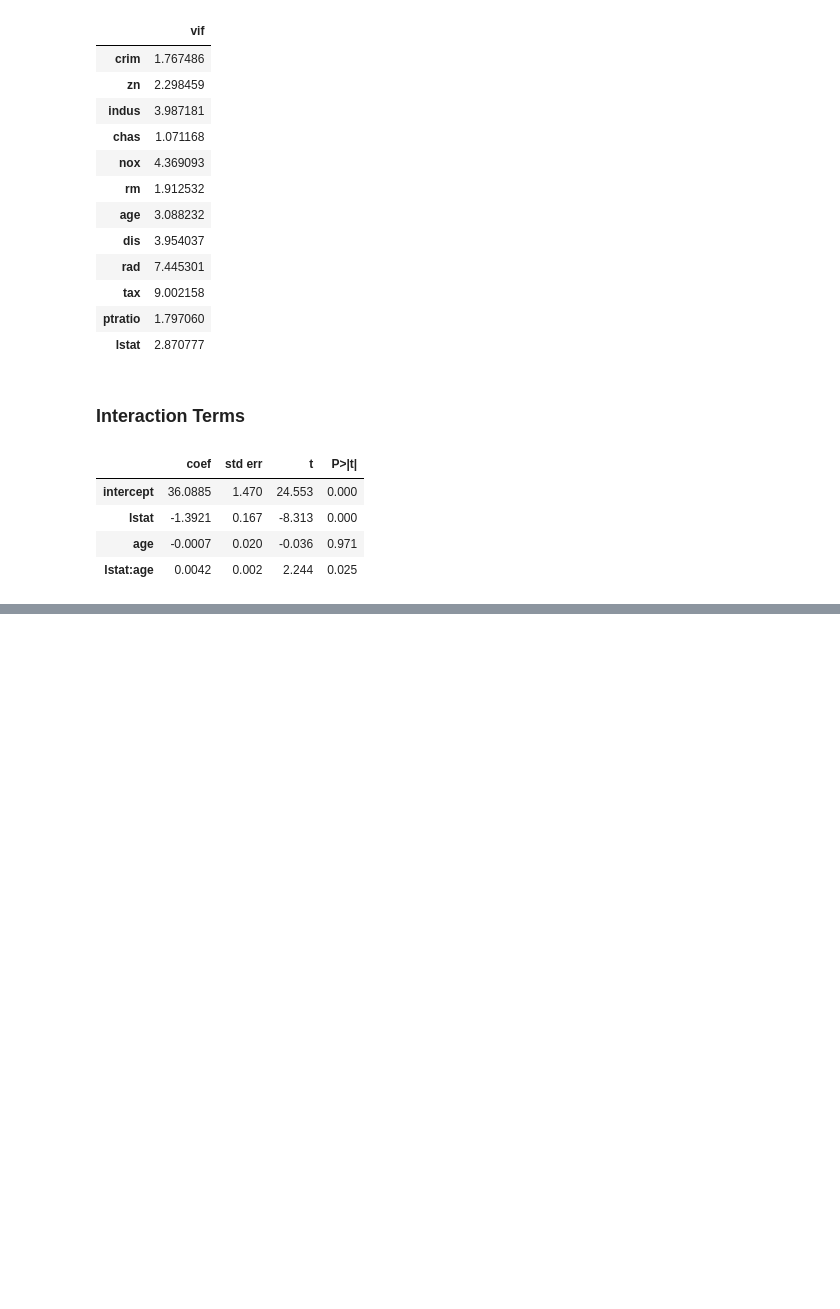
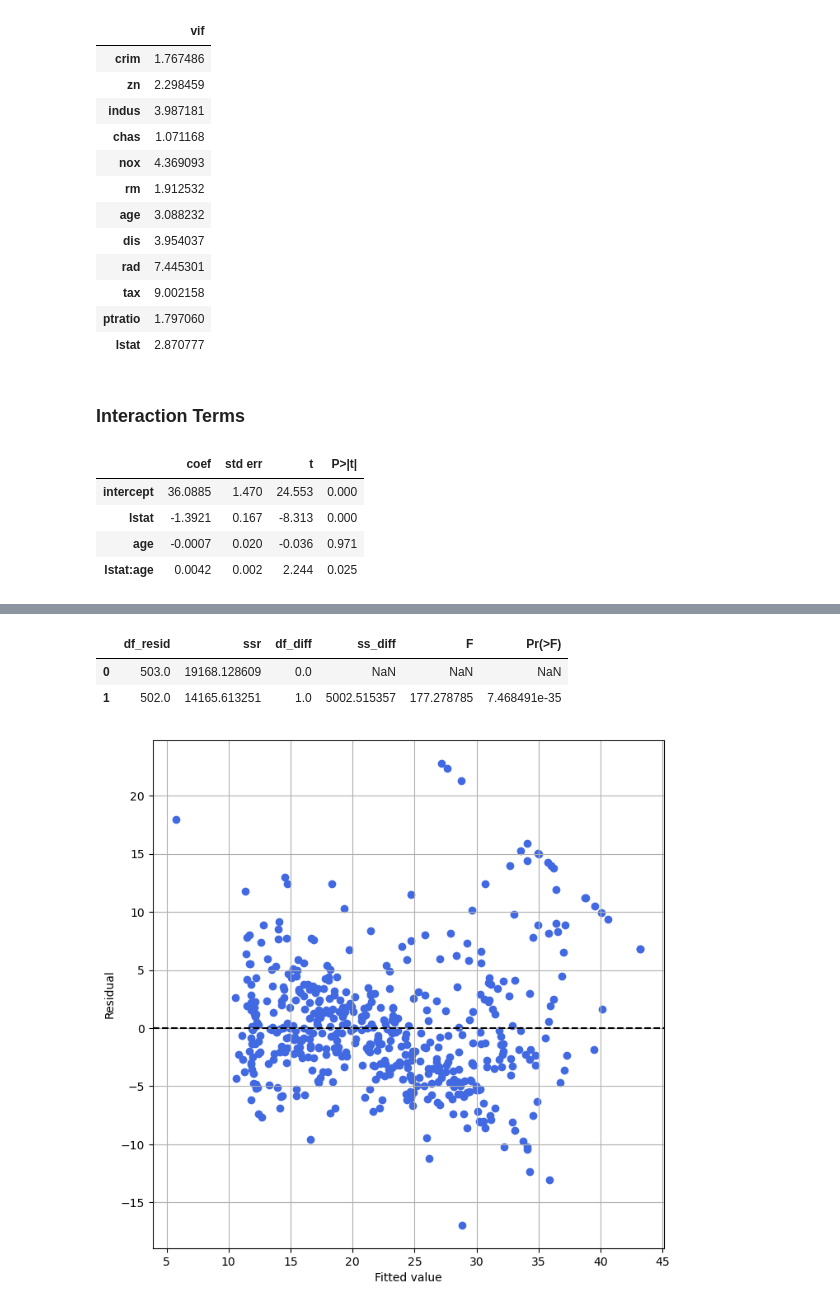
Before and after one commit to joakor89/An-Introduction-to-Statistical-Learning, a Jupyter notebook: chap_03/03_LR.ipynb, the cells around one changed output, grey strips where cells are left out. Cells and saved outputs as stored; diff of their text form; code cells hidden in the pictures; blank space fills up the shorter version.

Commit message:
Non-linear Transformations of the Predictors

```diff
--- a/chap_03/03_LR.ipynb
+++ b/chap_03/03_LR.ipynb
@@ -350,0 +353,5 @@ summarize(model2.fit ())
+# %%
+X = MS([ poly('lstat', degree =2), 'age']).fit_transform(Boston)
+
+model3 = sm.OLS(y, X)
+results3 = model3.fit()
@@ -350,0 +366,18 @@ summarize(model2.fit ())
+# %%
+anova_lm(results1 , results3)
+# %% [output]
+|  | df_resid | ssr | df_diff | ss_diff | F | Pr(>F) |
+| 0 | 503.0 | 19168.128609 | 0.0 | NaN | NaN | NaN |
+| 1 | 502.0 | 14165.613251 | 1.0 | 5002.515357 | 177.278785 | 7.468491e-35 |
+# %%
+ax = subplots(figsize =(8 ,8))[1]
+
+ax.scatter(results3 .fittedvalues, results3.resid, color='royalblue')
+ax. set_xlabel ('Fitted value')
+ax. set_ylabel ('Residual')
+ax.axhline (0, c='k', ls='--')
+
+plt.grid(True)
+plt.show()
+# %% [output]
+[figure, added]
```
Also changed, not shown: parts of 2 cells of this notebook.
